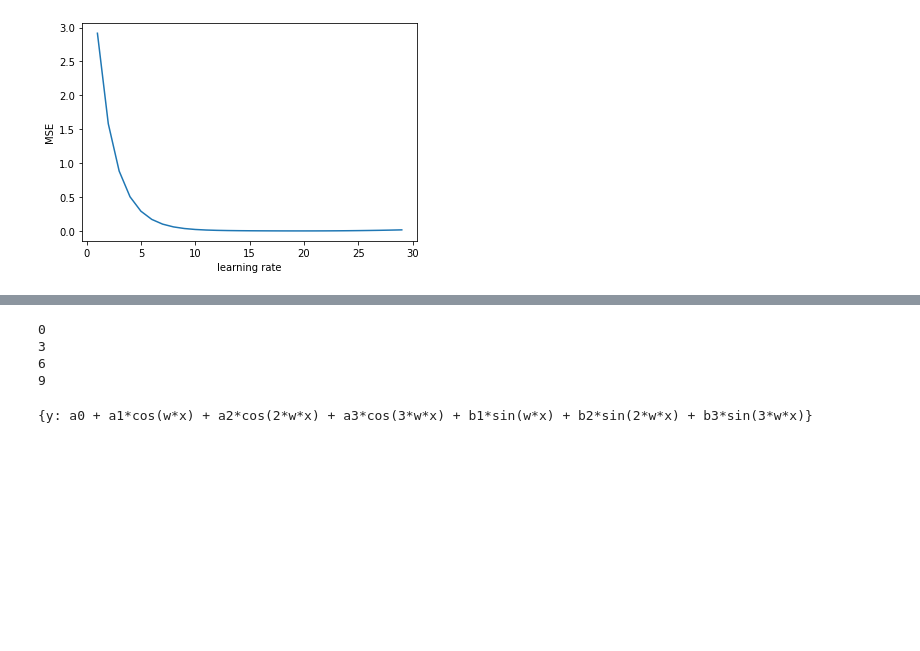
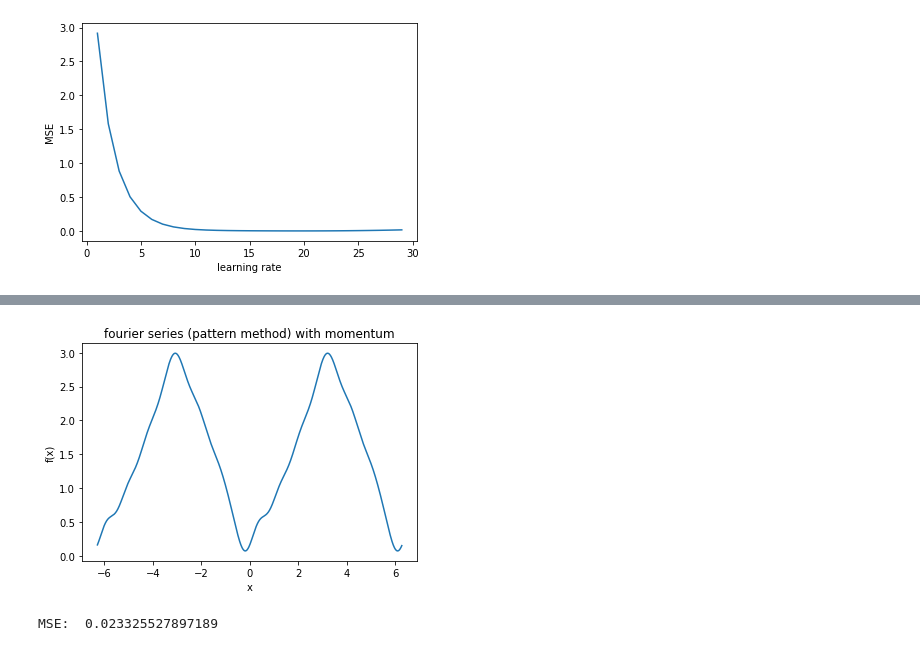
Before and after one commit to CHI-YU-SUNG/ML, a Jupyter notebook: hw2/HW2 .ipynb, the cells around one changed output, grey strips where cells are left out. Cells and saved outputs as stored; diff of their text form; code cells hidden in the pictures; blank space fills up the shorter version.

```diff
--- a/hw2/HW2 .ipynb
+++ b/hw2/HW2 .ipynb
@@ -203,50 +249,36 @@ plt.show()
 # %%
-# (e) batch learning vs pattern learning
-def Gradient_descent_batch(Input, learning_rate, order,batch_size):
+# (f) gradient descent method with momentum(pattern learning)
+def Gradient_descent_momentum(Input, learning_rate, order, momentum):
     a0 = 3
     an = 0.5*np.ones(order)
     bn = 0.5*np.ones(order)
-    #record = []
-    for i in range(0, np.size(x) - batch_size, batch_size):
+    record_a0 = 0
+    record_an = np.zeros(order)
+    record_bn = np.zeros(order)
+    for i in range(0, np.size(x)):
         series = fourier(x, order, a0, an, bn)
-        a0 = a0 + learning_rate*(sum(Input[i:i+batch_size]) - sum(series[i:i+batch_size]))
+        a0 = a0 + learning_rate*(Input[i] - series[i]) + record_a0 * momentum
+        record_a0 = learning_rate*(Input[i] - series[i]) + record_a0 * momentum
         for k in range(0,order):
-            an[k] = an[k] + learning_rate *(sum(Input[i:i+batch_size]) - sum(series[i:i+batch_size]))* np.cos((k+1)*x[i])
-            bn[k] = bn[k] + learning_rate *(sum(Input[i:i+batch_size]) - sum(series[i:i+batch_size]))* np.sin((k+1)*x[i])
+            an[k] = an[k] + learning_rate *(Input[i] - series[i])* np.cos((k+1)*x[i]) + record_an[k] * momentum # order 1 to N
+            bn[k] = bn[k] + learning_rate *(Input[i] - series[i])* np.sin((k+1)*x[i]) + record_bn[k] * momentum
+            record_an[k] = learning_rate *(Input[i] - series[i])* np.cos((k+1)*x[i]) + record_an[k] * momentum
+            record_bn[k] = learning_rate *(Input[i] - series[i])* np.sin((k+1)*x[i]) + record_bn[k] * momentum
+    return a0, an, bn
+order = 8
+learning_rate = 0.01
+momentum = 0.3
+a0_f, an_f, bn_f  = Gradient_descent_momentum(Input, learning_rate, order, momentum)
+pattern_series = fourier(x, order, a0_f, an_f, bn_f)
+# plot
+plt.plot(x, pattern_series)
+plt.title('fourier series (pattern method) with momentum')
+plt.xlabel('x')
+plt.ylabel('f(x)')
+plt.show()
 
-    return a0, an, bn
+MSE = mean_squared_error(Input,pattern_series)
+print("MSE: ",MSE)
+# %% [output]
+[figure, added]
+MSE:  0.023325527897189
-# %%
-for i in range(0,10,3):
-    print(i)
-# %% [output]
-0
-3
-6
-9
-# %%
-from symfit import parameters, variables, sin, cos, Fit
-import numpy as np
-import matplotlib.pyplot as plt
-
-x, y = variables('x, y')
-w, = parameters('w')
-n=3
-"""
-    Returns a symbolic fourier series of order `n`.
-
-    :param n: Order of the fourier series.
-    :param x: Independent variable
-    :param f: Frequency of the fourier series
-"""
-# Make the parameter objects for all the terms
-a0, *cos_a = parameters(','.join(['a{}'.format(i) for i in range(0, n + 1)]))
-sin_b = parameters(','.join(['b{}'.format(i) for i in range(1, n + 1)]))
-# Construct the series
-series = a0 + sum(ai * cos(i * w * x) + bi * sin(i * w * x)
-                for i, (ai, bi) in enumerate(zip(cos_a, sin_b), start=1))
-
-model_dict = {y: series}
-
-print(model_dict)
-# %% [output]
-{y: a0 + a1*cos(w*x) + a2*cos(2*w*x) + a3*cos(3*w*x) + b1*sin(w*x) + b2*sin(2*w*x) + b3*sin(3*w*x)}
```
Also changed, not shown: parts of 10 cells of this notebook, 2 other files.
